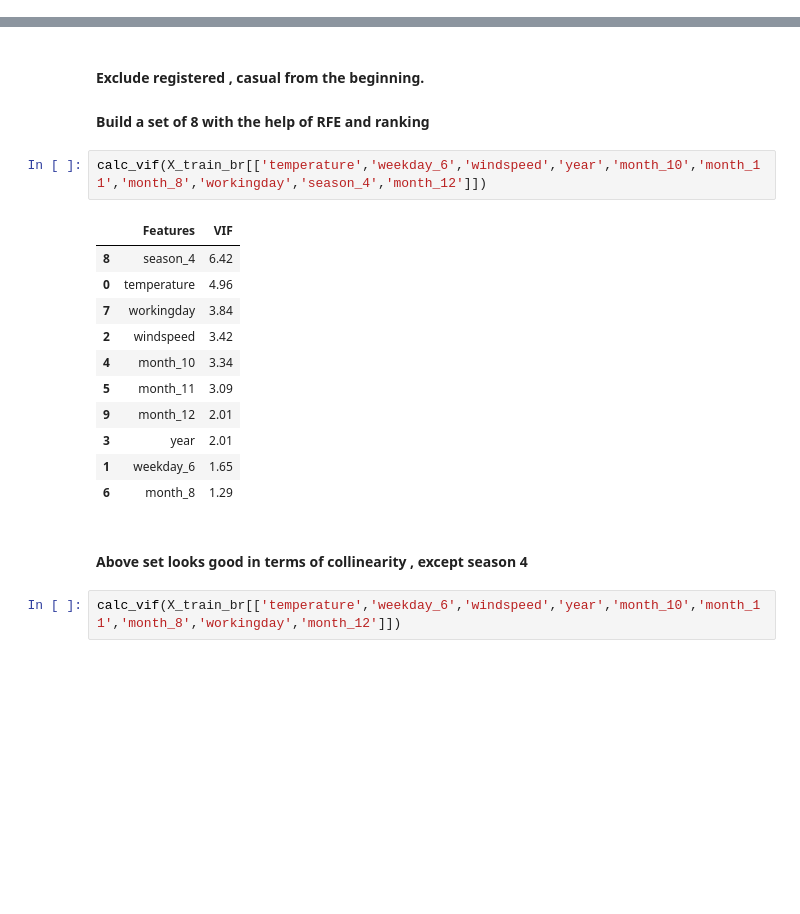
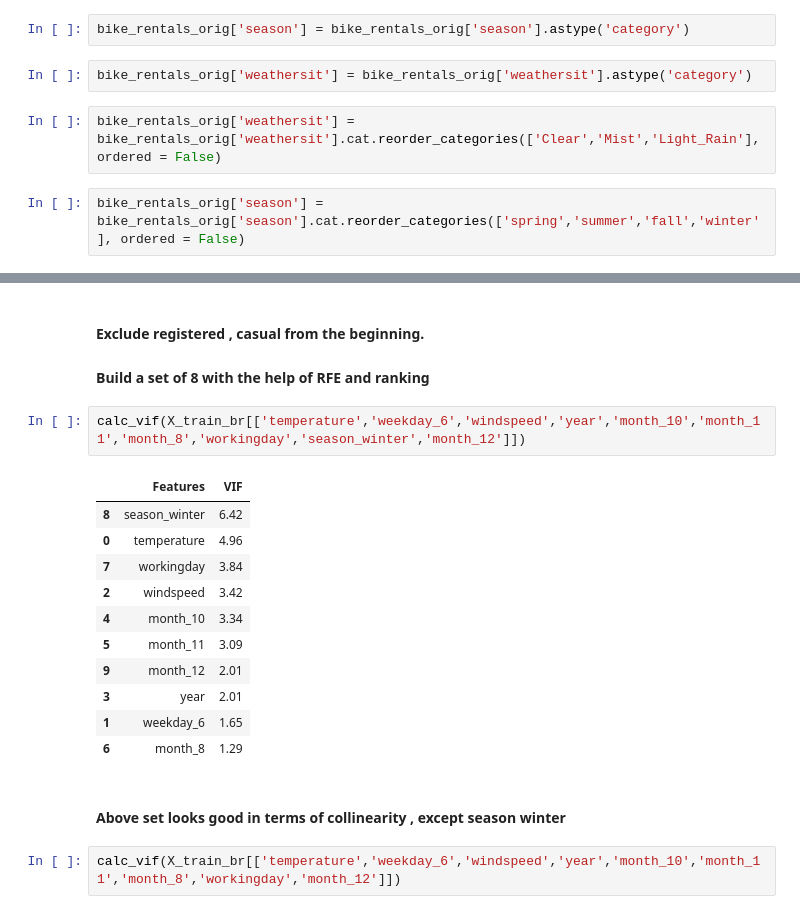
Before and after one commit to AnirudhaKundu/BikeSharing_Anirudha, a Jupyter notebook: BikeSharing_Anirudha.ipynb, the cells around one changed output, grey strips where cells are left out. Drawn from its saved outputs; the diff is of its cells as text; blank space fills up the shorter version.

Commit message:
waethersit, season category labelling

```diff
--- a/BikeSharing_Anirudha.ipynb
+++ b/BikeSharing_Anirudha.ipynb
@@ -64,3 +86,11 @@ bike_rentals_orig.shape
+# %%
+bike_rentals_orig['season'] = bike_rentals_orig['season'].astype('category')
+# %%
+bike_rentals_orig['weathersit'] = bike_rentals_orig['weathersit'].astype('category')
+# %%
+bike_rentals_orig['weathersit'] = bike_rentals_orig['weathersit'].cat.reorder_categories(['Clear','Mist','Light_Rain'], ordered = False)
+# %%
+bike_rentals_orig['season'] = bike_rentals_orig['season'].cat.reorder_categories(['spring','summer','fall','winter'], ordered = False)
 # %% [markdown]
 #### Lets rename some columns
 # %%
@@ -1759,10 +1809,10 @@ list(zip(X_train_br.columns, rfe_br.support_, rfe_br.ranking_))
 #### Exclude registered , casual from the beginning.
 #### Build a set of 8 with the help of RFE and ranking
 # %%
-calc_vif(X_train_br[['temperature','weekday_6','windspeed','year','month_10','month_11','month_8','workingday','season_4','month_12']])
+calc_vif(X_train_br[['temperature','weekday_6','windspeed','year','month_10','month_11','month_8','workingday','season_winter','month_12']])
 # %% [output]
 |  | Features | VIF |
-| 8 | season_4 | 6.42 |
+| 8 | season_winter | 6.42 |
 | 0 | temperature | 4.96 |
 | 7 | workingday | 3.84 |
 | 2 | windspeed | 3.42 |
@@ -1773,7 +1823,7 @@ calc_vif(X_train_br[['temperature','weekday_6','windspeed','year','month_10','mo
 | 1 | weekday_6 | 1.65 |
 | 6 | month_8 | 1.29 |
 # %% [markdown]
-#### Above set looks good in terms of collinearity , except season 4
+#### Above set looks good in terms of collinearity , except season winter
 # %%
 calc_vif(X_train_br[['temperature','weekday_6','windspeed','year','month_10','month_11','month_8','workingday','month_12']])
 # %% [output]
```
Also changed, not shown: parts of 81 cells of this notebook, 1 other file.
